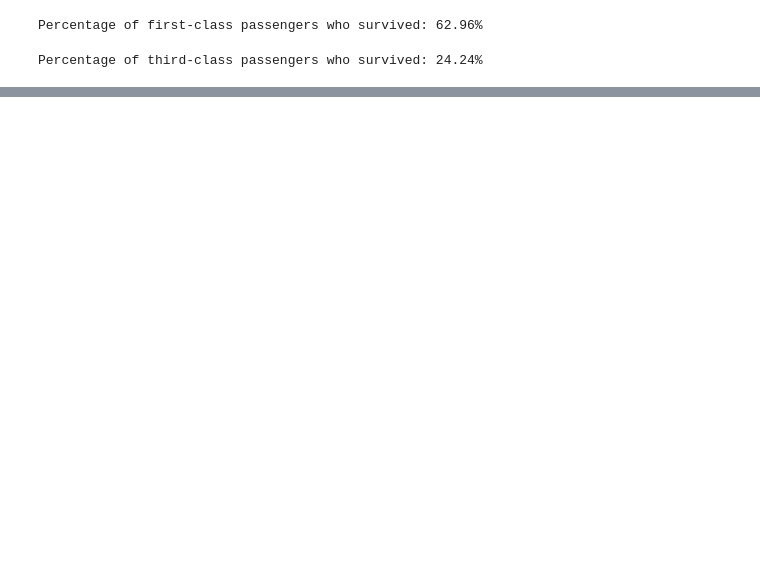
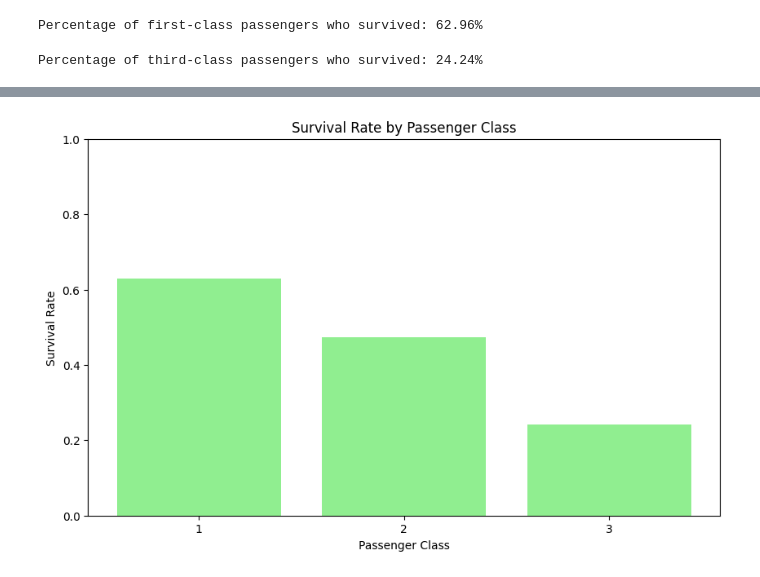
Before and after one commit to ChrisSamHarris/Training, a Jupyter notebook: Pandas101/titanic_explor.ipynb, the cells around one changed output, grey strips where cells are left out. Saved outputs shown, nothing was run; the diff lists cells and outputs as text; code cells hidden in the pictures; blank space fills up the shorter version.

```diff
--- a/Pandas101/titanic_explor.ipynb
+++ b/Pandas101/titanic_explor.ipynb
@@ -220,0 +223,15 @@ Percentage of third-class passengers who survived: 24.24%
+# %%
+# Calculate survival rate by passenger class
+survival_rate_by_class = ta_df.groupby('Pclass')['Survived'].mean()
+
+# Plot the survival rate by passenger class
+plt.figure(figsize=(10, 6))
+plt.bar(survival_rate_by_class.index, survival_rate_by_class.values, color='lightgreen')
+plt.title('Survival Rate by Passenger Class')
+plt.xlabel('Passenger Class')
+plt.ylabel('Survival Rate')
+plt.xticks(survival_rate_by_class.index)
+plt.ylim(0, 1)
+plt.show()
+# %% [output]
+[figure, added]
```
Also changed, not shown: parts of 5 cells of this notebook, 1 other file.
